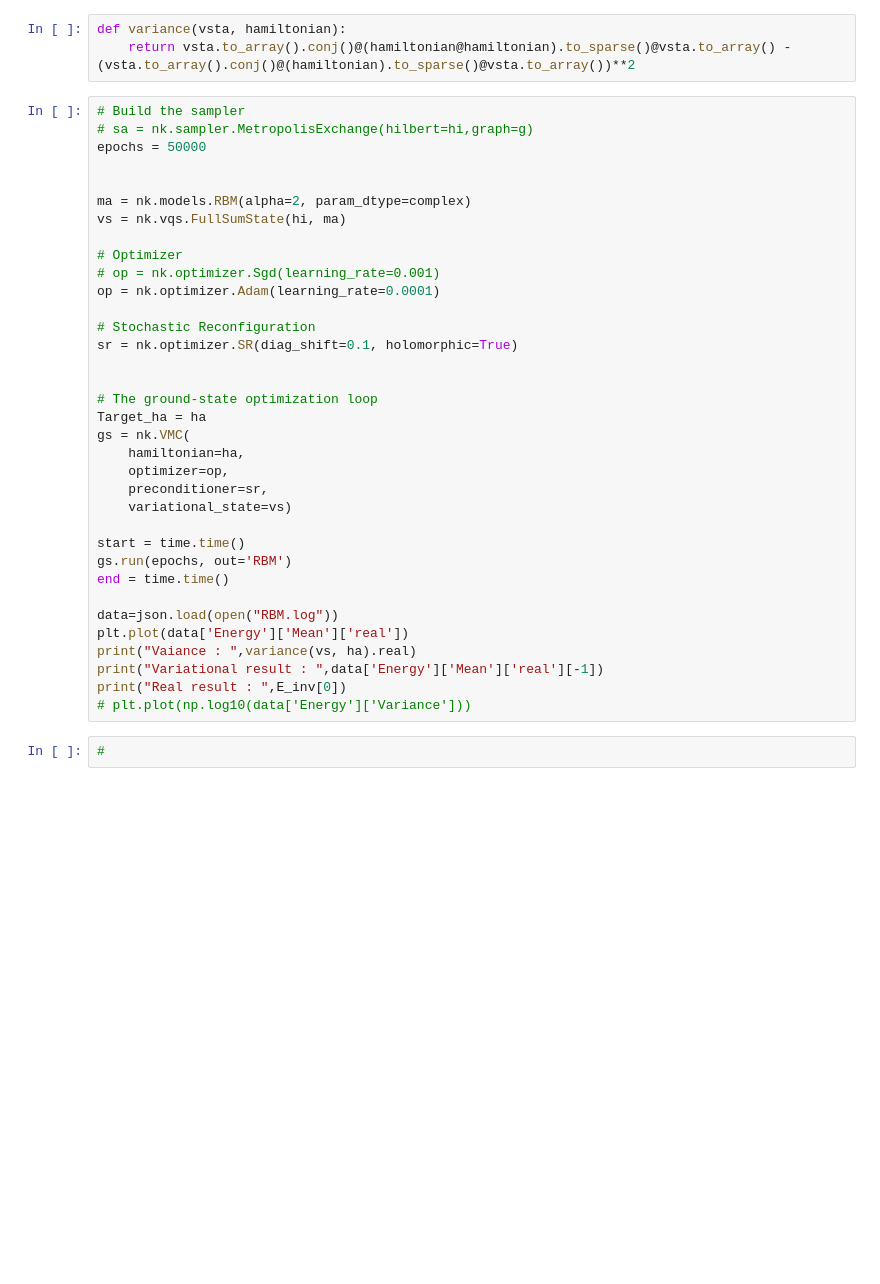
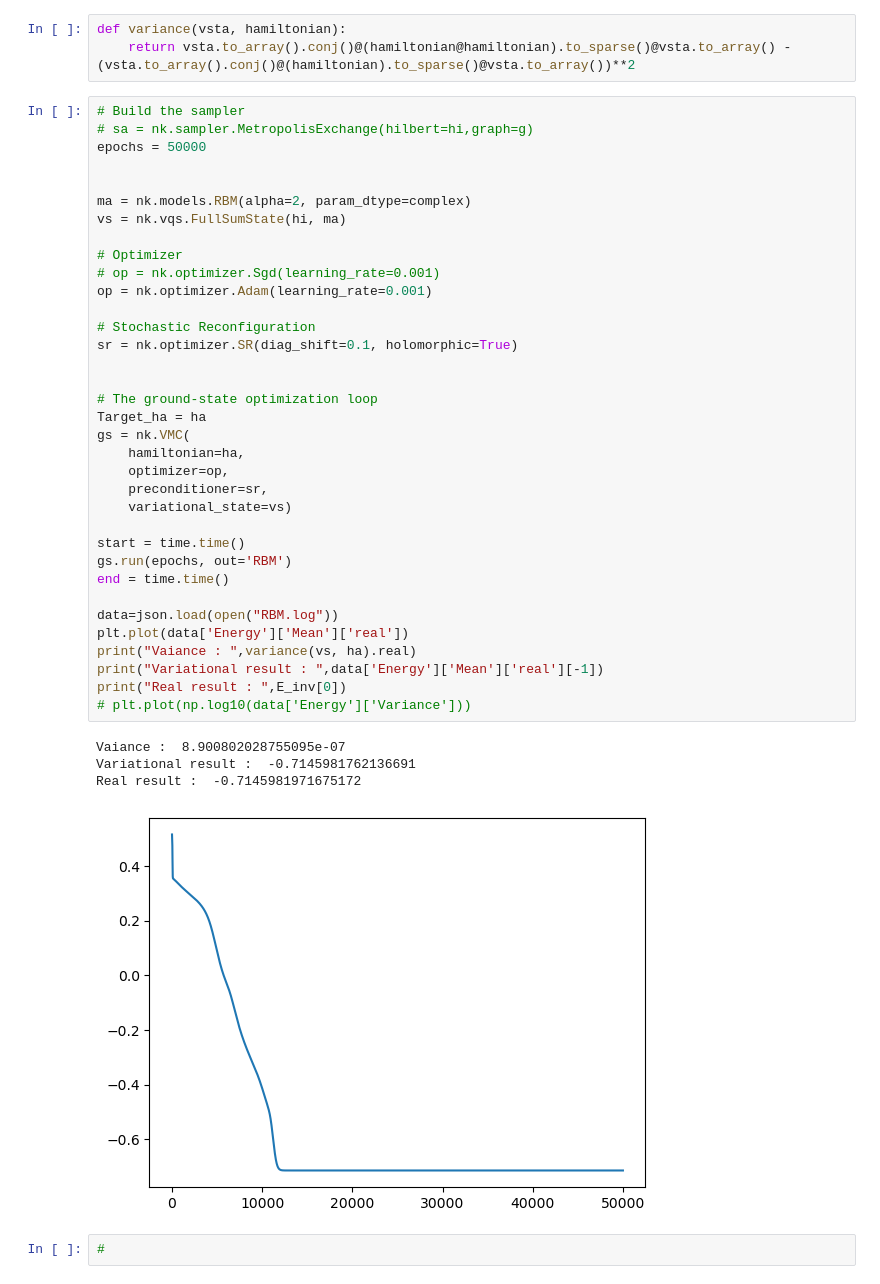
Before and after one commit to kdg930202/QNS, a Jupyter notebook: gs-heisenberg-poland (1).ipynb, the cells around one changed output. Drawn from its saved outputs; the diff is of its cells as text; blank space fills up the shorter version.

```diff
--- a/gs-heisenberg-poland (1).ipynb
+++ b/gs-heisenberg-poland (1).ipynb
@@ -255,33 +255,38 @@ epochs = 50000
 
 
 ma = nk.models.RBM(alpha=2, param_dtype=complex)
 vs = nk.vqs.FullSumState(hi, ma)
 
 # Optimizer
 # op = nk.optimizer.Sgd(learning_rate=0.001)
-op = nk.optimizer.Adam(learning_rate=0.0001)
+op = nk.optimizer.Adam(learning_rate=0.001)
 
 # Stochastic Reconfiguration
 sr = nk.optimizer.SR(diag_shift=0.1, holomorphic=True)
 
 
 # The ground-state optimization loop
 Target_ha = ha
 gs = nk.VMC(
     hamiltonian=ha,
     optimizer=op,
     preconditioner=sr,
     variational_state=vs)
 
 start = time.time()
 gs.run(epochs, out='RBM')
 end = time.time()
 
 data=json.load(open("RBM.log"))
 plt.plot(data['Energy']['Mean']['real'])
 print("Vaiance : ",variance(vs, ha).real)
 print("Variational result : ",data['Energy']['Mean']['real'][-1])
 print("Real result : ",E_inv[0])
 # plt.plot(np.log10(data['Energy']['Variance']))
+# %% [output]
+Vaiance :  8.900802028755095e-07
+Variational result :  -0.7145981762136691
+Real result :  -0.7145981971675172
+[figure, added]
 # %%
 #
```
Also changed, not shown: parts of 6 cells of this notebook, 3 other files.
